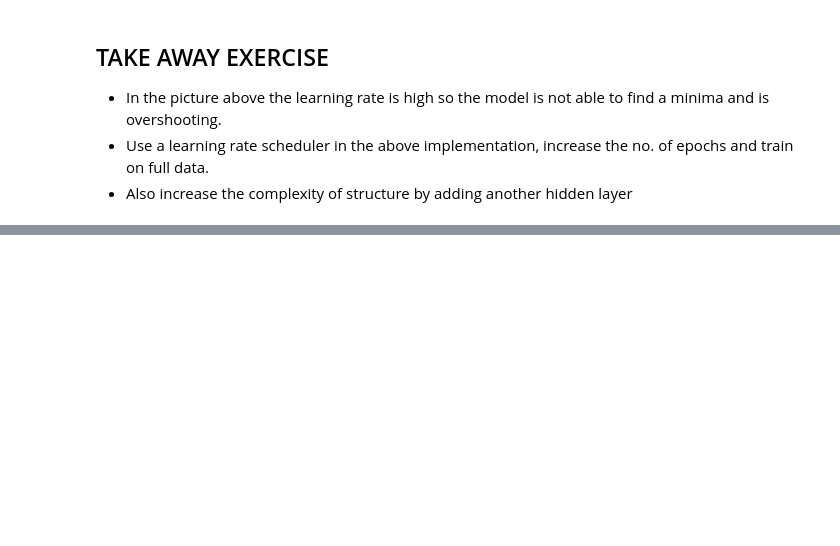
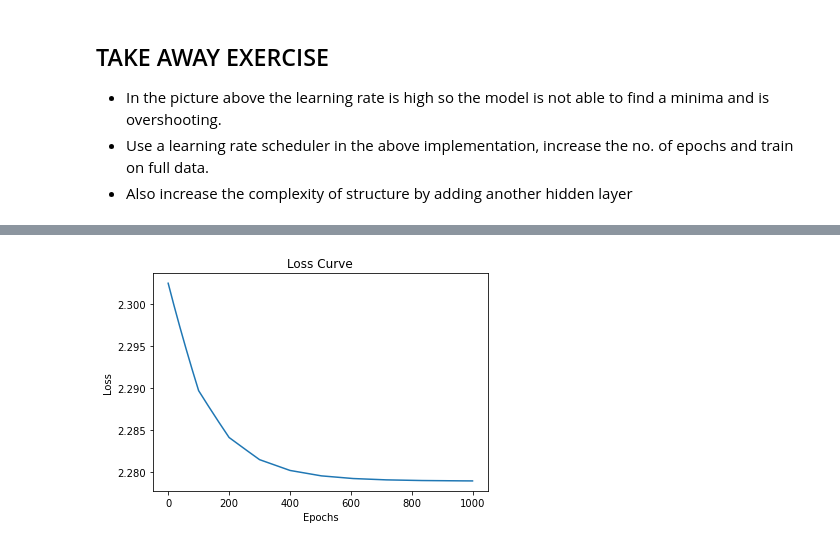
Before and after one commit to KaungHtetCho-22/CV2024, a Jupyter notebook: LAB_05/classifiers_step_by_step.ipynb, the cells around one changed output, grey strips where cells are left out. Cells and saved outputs as stored; diff of their text form; code cells hidden in the pictures; blank space fills up the shorter version.

```diff
--- a/LAB_05/classifiers_step_by_step.ipynb
+++ b/LAB_05/classifiers_step_by_step.ipynb
@@ -407,3 +446,3 @@ print(f"Using device: {device}")
 # %%
-cifar_train = datasets.CIFAR10('../LAB04/data', train=True, download=True ,transform=transforms.ToTensor())
-cifar_test = datasets.CIFAR10('../LAB04/data', train=False, download=True ,transform=transforms.ToTensor())
+cifar_train = datasets.CIFAR10('data', train=True, download=True ,transform=transforms.ToTensor())
+cifar_test = datasets.CIFAR10('data', train=False, download=True ,transform=transforms.ToTensor())
@@ -643,0 +843,14 @@ plt.show()
+# %%
+train_loader = DataLoader(cifar_train, batch_size=64, shuffle=True)
+X_train, y_train = next(iter(train_loader))
+
+print("Before Flattening")
+print(f"Training data shape: {X_train.shape}")
+
+# Reshape the images to 2D for the KNN algorithm
+X_train = X_train.view(X_train.size(0), -1)  # Flatten
+X_train = X_train.T.to(device)
+y_train = y_train.to(device)
+
+print("After Flattening")
+print(f"Training data shape: {X_train.shape}")
@@ -643,0 +862,4 @@ plt.show()
+# %%
+# Training the model using the step learning rate scheduler
+model = MLPClassifier(input_size=32*32*3, hidden_size=128, hidden_size_2=64, output_size=10)
+losses = model.train(X_train, y_train, epochs=1000, initial_lr=0.01, step_size=100, lr_decay=0.5, early_stopping_patience=10)
@@ -643,0 +884,8 @@ plt.show()
+# %%
+plt.plot(losses)
+plt.xlabel('Epochs')
+plt.ylabel('Loss')
+plt.title('Loss Curve')
+plt.show()
+# %% [output]
+[figure, added]
```
Also changed, not shown: parts of 19 cells of this notebook.
